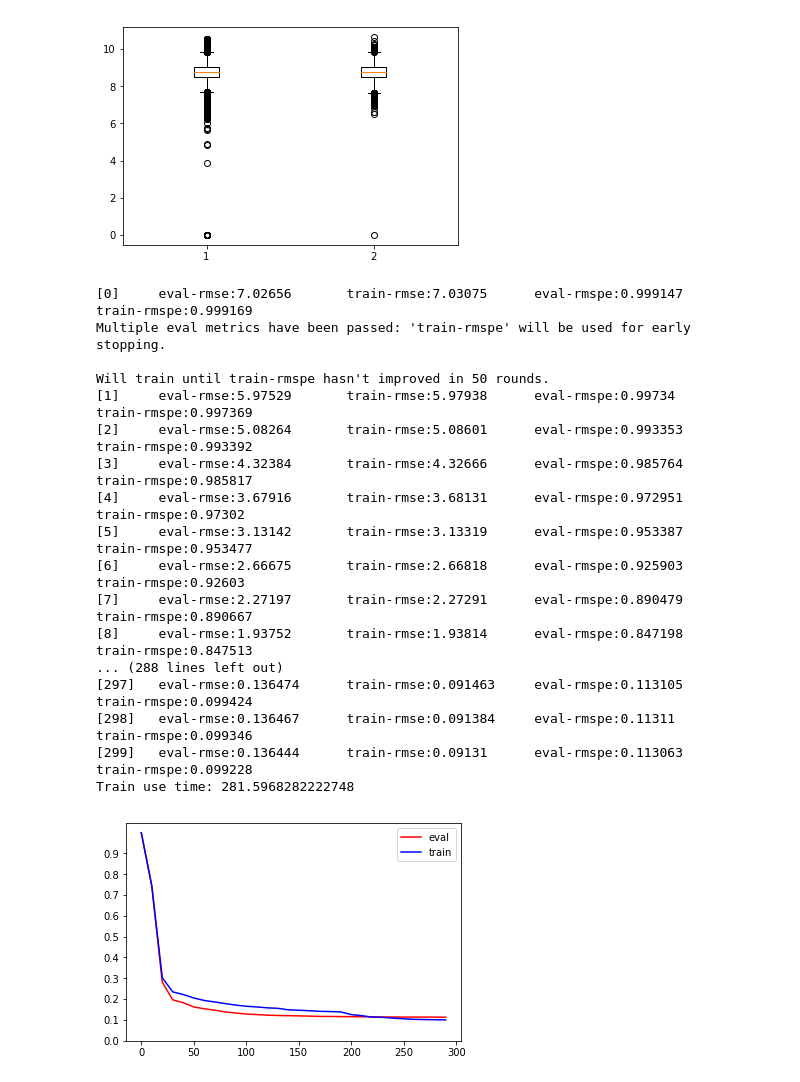
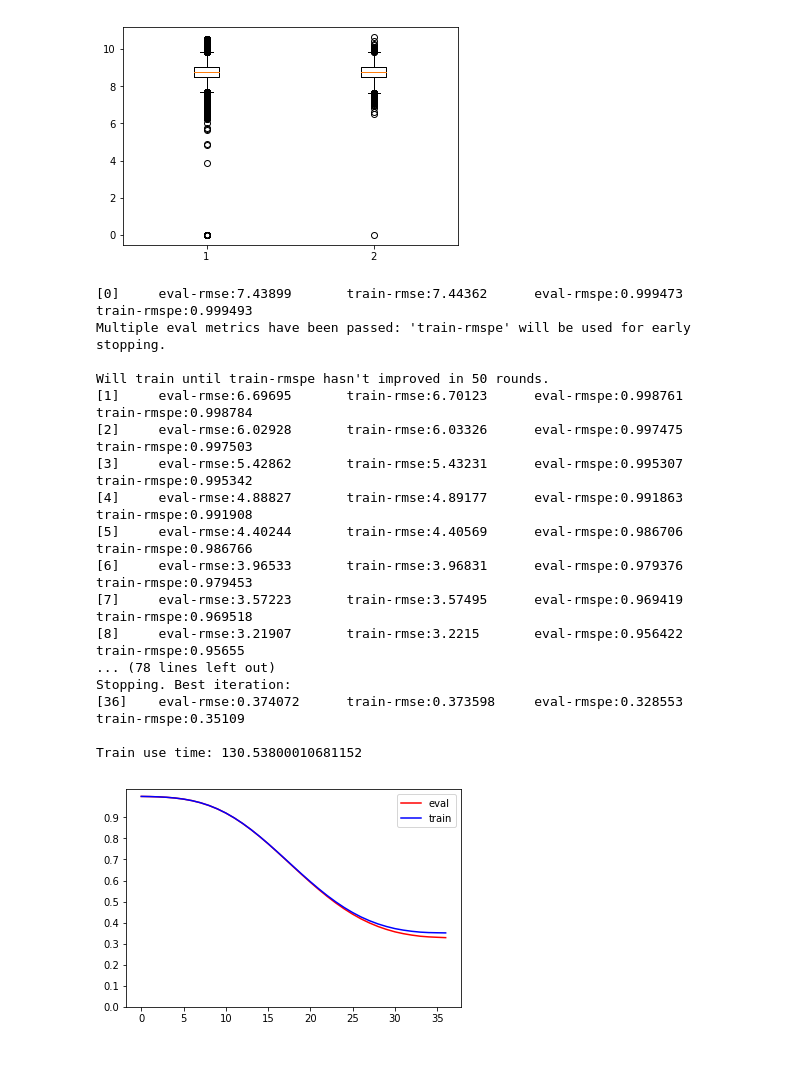
Before and after one commit to yiikai/rosman_predict, a Jupyter notebook: RosMan.ipynb, the cells around one changed output. Drawn from its saved outputs; the diff is of its cells as text; code cells hidden in the pictures.

```diff
--- a/RosMan.ipynb
+++ b/RosMan.ipynb
@@ -182,8 +186,10 @@ def rmspe_xg(yhat, y):
     return "rmspe", rmspe
 # %%
 params = {"objective": "reg:linear",
-          "eta": 0.15,
-          "max_depth": 12,
+          "eta": 0.1,
+          "max_depth": 5,
+          "min_child_weight":1,
+          "gamma" :0,
           "subsample": 0.7,
           "colsample_bytree": 0.7,
           "silent": 1
@@ -201,31 +207,31 @@ gbm = xgb.train(params, dtrain, num_trees, evals=watchlist, early_stopping_round
 end = time.time()
 print("Train use time:",end-start)
 # %% [output]
-[0]     eval-rmse:7.02656       train-rmse:7.03075      eval-rmspe:0.999147     train-rmspe:0.999169
+[0]     eval-rmse:7.43899       train-rmse:7.44362      eval-rmspe:0.999473     train-rmspe:0.999493
 Multiple eval metrics have been passed: 'train-rmspe' will be used for early stopping.
 
 Will train until train-rmspe hasn't improved in 50 rounds.
-[1]     eval-rmse:5.97529       train-rmse:5.97938      eval-rmspe:0.99734      train-rmspe:0.997369
-[2]     eval-rmse:5.08264       train-rmse:5.08601      eval-rmspe:0.993353     train-rmspe:0.993392
-[3]     eval-rmse:4.32384       train-rmse:4.32666      eval-rmspe:0.985764     train-rmspe:0.985817
-[4]     eval-rmse:3.67916       train-rmse:3.68131      eval-rmspe:0.972951     train-rmspe:0.97302
-[5]     eval-rmse:3.13142       train-rmse:3.13319      eval-rmspe:0.953387     train-rmspe:0.953477
-[6]     eval-rmse:2.66675       train-rmse:2.66818      eval-rmspe:0.925903     train-rmspe:0.92603
-[7]     eval-rmse:2.27197       train-rmse:2.27291      eval-rmspe:0.890479     train-rmspe:0.890667
-[8]     eval-rmse:1.93752       train-rmse:1.93814      eval-rmspe:0.847198     train-rmspe:0.847513
-... (288 lines left out)
-[297]   eval-rmse:0.136474      train-rmse:0.091463     eval-rmspe:0.113105     train-rmspe:0.099424
-[298]   eval-rmse:0.136467      train-rmse:0.091384     eval-rmspe:0.11311      train-rmspe:0.099346
-[299]   eval-rmse:0.136444      train-rmse:0.09131      eval-rmspe:0.113063     train-rmspe:0.099228
-Train use time: 281.5968282222748
+[1]     eval-rmse:6.69695       train-rmse:6.70123      eval-rmspe:0.998761     train-rmspe:0.998784
+[2]     eval-rmse:6.02928       train-rmse:6.03326      eval-rmspe:0.997475     train-rmspe:0.997503
+[3]     eval-rmse:5.42862       train-rmse:5.43231      eval-rmspe:0.995307     train-rmspe:0.995342
+[4]     eval-rmse:4.88827       train-rmse:4.89177      eval-rmspe:0.991863     train-rmspe:0.991908
+[5]     eval-rmse:4.40244       train-rmse:4.40569      eval-rmspe:0.986706     train-rmspe:0.986766
+[6]     eval-rmse:3.96533       train-rmse:3.96831      eval-rmspe:0.979376     train-rmspe:0.979453
+[7]     eval-rmse:3.57223       train-rmse:3.57495      eval-rmspe:0.969419     train-rmspe:0.969518
+[8]     eval-rmse:3.21907       train-rmse:3.2215       eval-rmspe:0.956422     train-rmspe:0.95655
+... (78 lines left out)
+Stopping. Best iteration:
+[36]    eval-rmse:0.374072      train-rmse:0.373598     eval-rmspe:0.328553     train-rmspe:0.35109
+
+Train use time: 130.53800010681152
 # %%
-evaldata = ret['eval']['rmspe'][0:300:10]
-traindata = ret['train']['rmspe'][0:300:10]
-plt.plot(range(0,300,10),evaldata,color='red',label="eval")
-plt.plot(range(0,300,10),traindata,color='blue',label="train")
+evaldata = ret['eval']['rmspe'][0:37]
+traindata = ret['train']['rmspe'][0:37]
+plt.plot(range(0,37,1),evaldata,color='red',label="eval")
+plt.plot(range(0,37,1),traindata,color='blue',label="train")
 plt.legend(loc='best')
 y_tick = np.arange(0,1,0.1)
 plt.yticks(y_tick)
 plt.show()
 # %% [output]
-[figure, old version]
+[figure, new version]
```
Also changed, not shown: parts of 4 cells of this notebook, 1 other file.
